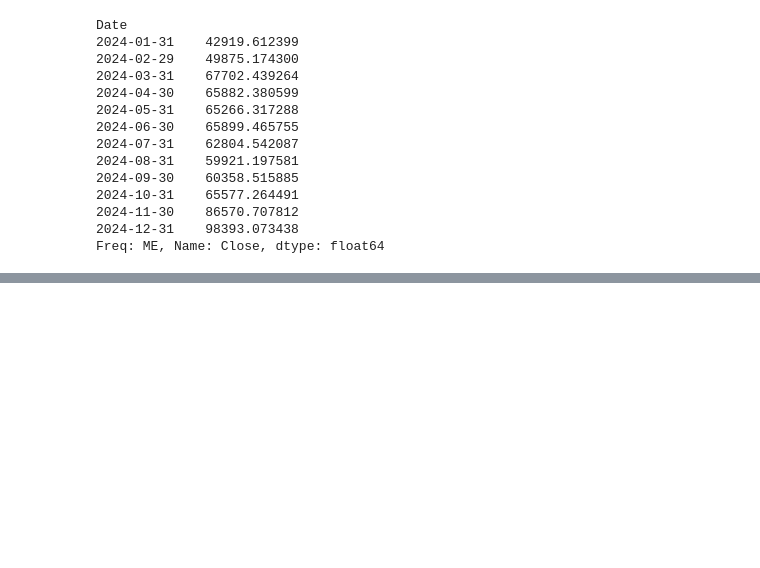
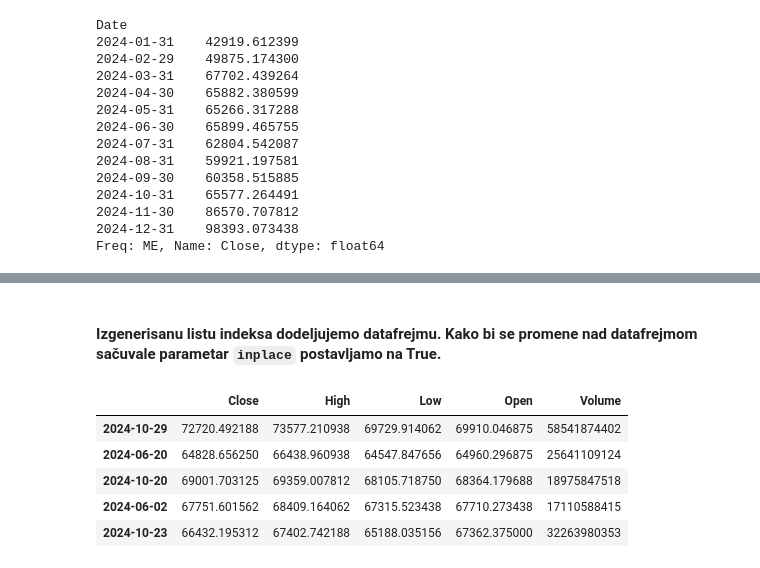
Before and after one commit to Niecmano/sempandas, a Jupyter notebook: notebooks/pandas5.ipynb, the cells around one changed output, grey strips where cells are left out. Saved outputs shown, nothing was run; the diff lists cells and outputs as text; code cells hidden in the pictures; blank space fills up the shorter version.

```diff
--- a/notebooks/pandas5.ipynb
+++ b/notebooks/pandas5.ipynb
@@ -108,0 +136,12 @@ Freq: ME, Name: Close, dtype: float64
+# %% [markdown]
+#### Izgenerisanu listu indeksa dodeljujemo datafrejmu. Kako bi se promene nad datafrejmom sačuvale parametar `inplace` postavljamo na True.
+# %%
+bt.set_index(dts, inplace=True)
+bt.sample(5)
+# %% [output]
+|  | Close | High | Low | Open | Volume |
+| 2024-10-29 | 72720.492188 | 73577.210938 | 69729.914062 | 69910.046875 | 58541874402 |
+| 2024-06-20 | 64828.656250 | 66438.960938 | 64547.847656 | 64960.296875 | 25641109124 |
+| 2024-10-20 | 69001.703125 | 69359.007812 | 68105.718750 | 68364.179688 | 18975847518 |
+| 2024-06-02 | 67751.601562 | 68409.164062 | 67315.523438 | 67710.273438 | 17110588415 |
+| 2024-10-23 | 66432.195312 | 67402.742188 | 65188.035156 | 67362.375000 | 32263980353 |
```
Also changed, not shown: parts of 11 cells of this notebook, 7 other files.
